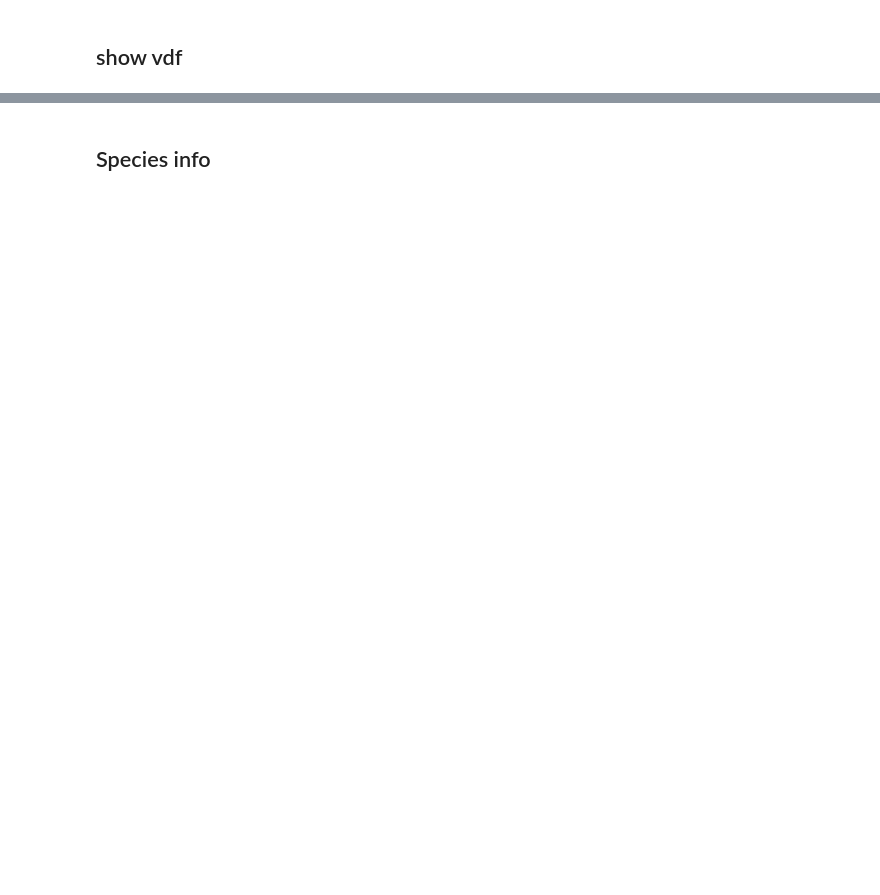
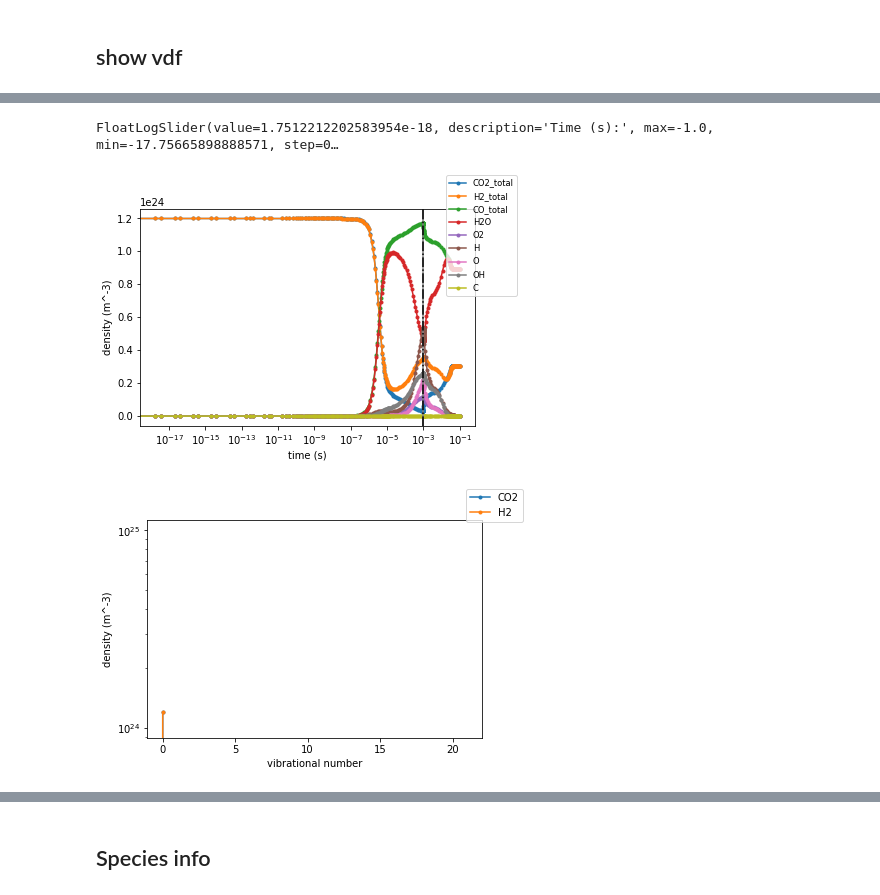
Before and after one commit to LiuPhyMan/PlasmaChemistry, a Jupyter notebook: _notebook/未命名1.ipynb, the cells around one changed output, grey strips where cells are left out. Cells and saved outputs as stored; diff of their text form; code cells hidden in the pictures; blank space fills up the shorter version.

```diff
--- a/_notebook/未命名1.ipynb
+++ b/_notebook/未命名1.ipynb
@@ -553,0 +644,5 @@ fig.legend(loc='upper right', fontsize='small')
+# %%
+for _ in sol.t:
+#     print(_, end=' ')
+    print(Tgas_func_slow_down(_, time_end, time_end+4e-3, Tgas_0))
+#     print(electron_density_func(_, time_end, 1e20))
@@ -599,7 +735,7 @@ def get_H2_vdf_at_time(_t):
 # ---------------------------------------------------------------------------- #
 fig, ax = plt.subplots()
 output_evolution = [sol.t]
-for _ in ['CO2_total', 'H2_total', 'CO_total', 'H2O', 'O2', 'H', 'O', 'OH']:
+for _ in ['CO2_total', 'H2_total', 'CO_total', 'H2O', 'O2', 'H', 'O', 'OH', 'C']:
     # for _ in ['CO2_total', 'CO', 'O2', 'O']:
     if _ == 'CO2_total':
         densities[_] = density_result_df.loc[_CO2_group_all, :].sum().values
@@ -684,3 +820,4 @@ def show_top_reactions(change):
 _widgets['plot_vdf'].observe(plot_CO2_vdf, names='value')
 _widgets['plot_vdf'].observe(plot_H2_vdf, names='value')
 _widgets['plot_vdf'].observe(show_top_reactions, names='value')
+# %% [output]
@@ -687,3 +825,6 @@ _widgets['plot_vdf'].observe(show_top_reactions, names='value')
+FloatLogSlider(value=1.7512212202583954e-18, description='Time (s):', max=-1.0, min=-17.75665898888571, step=0…
+[figure, added]
+[figure, added]
 # %%
 # _formula_regexp = "(.*\s+)?O\s+.*=>.*"
 # regexp_match = CO2_produce_regexp_match
```
Also changed, not shown: parts of 39 cells of this notebook, 8 other files.
